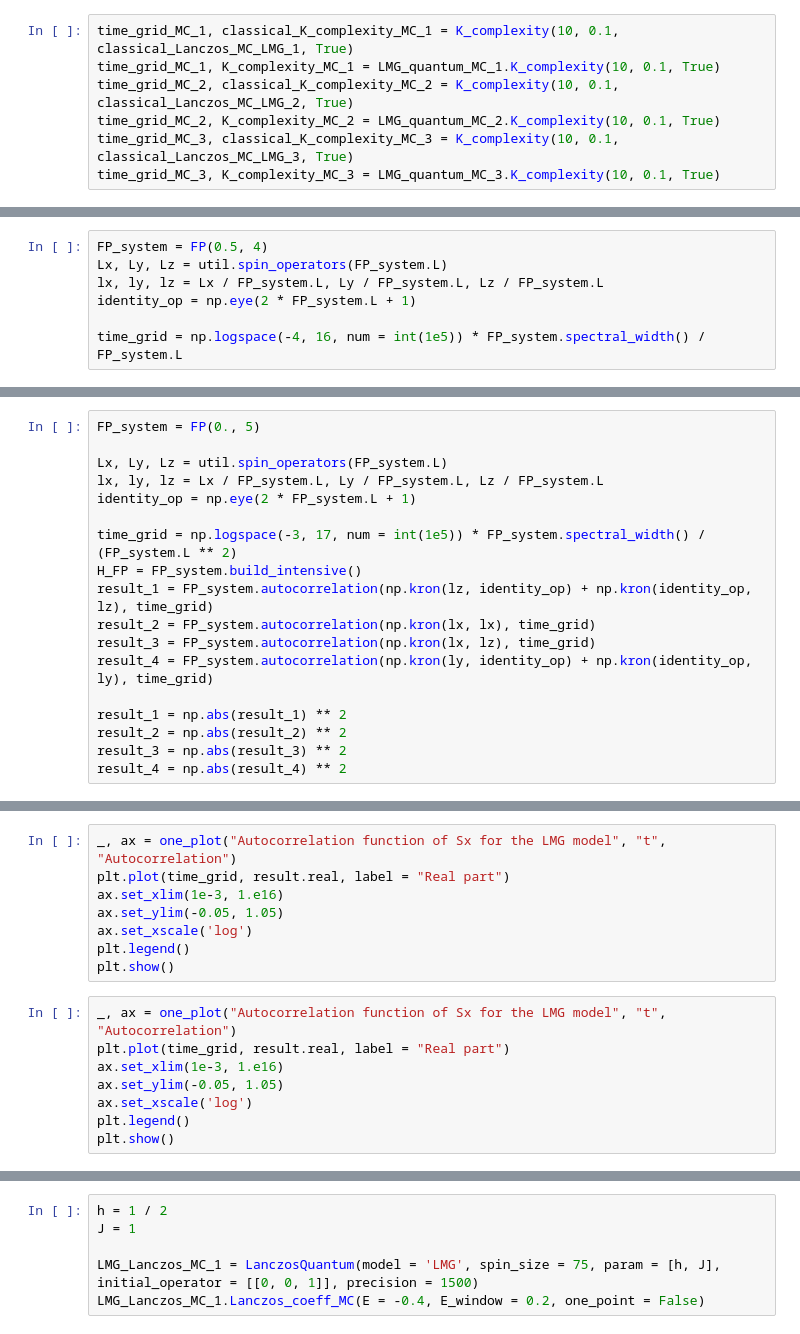
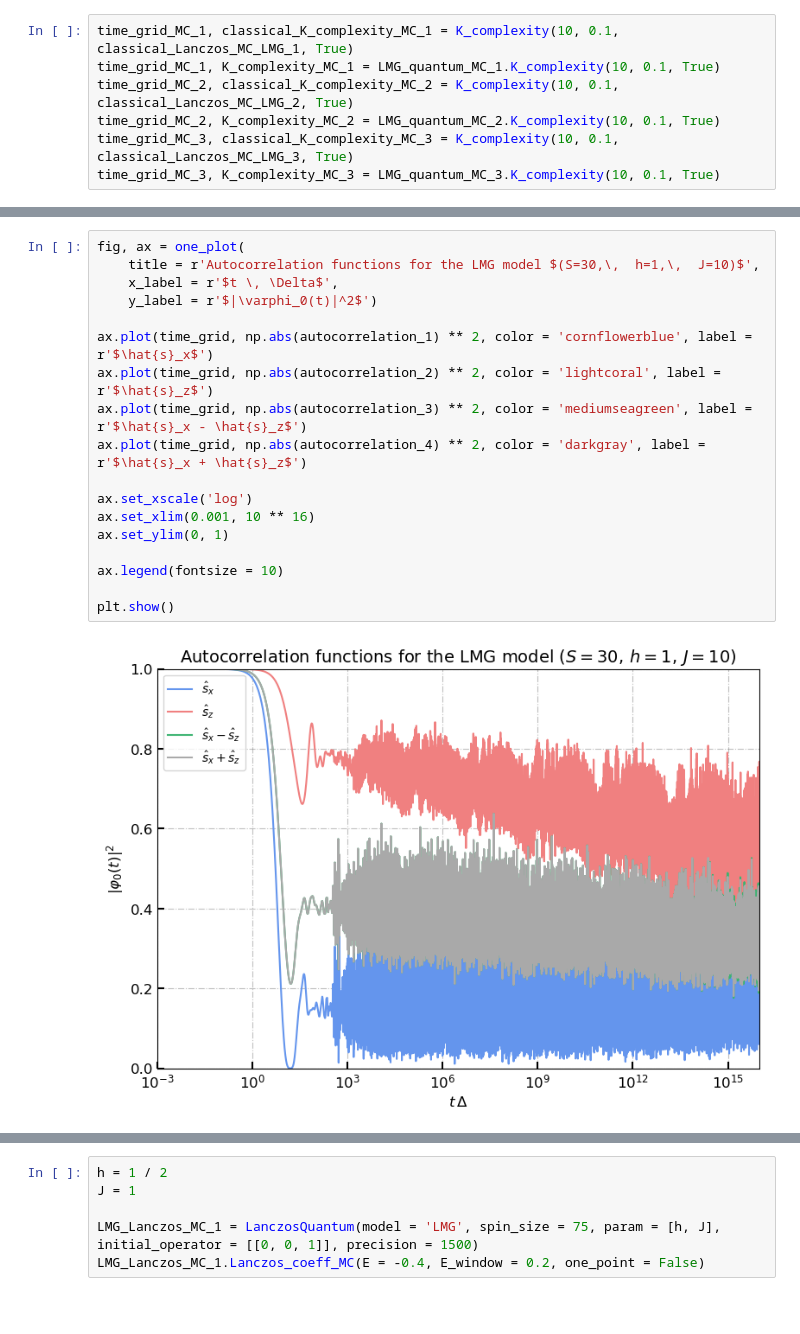
Before and after one commit to nicolasdero/KrylovQuantumClassical, a Jupyter notebook: project_notebook.ipynb, the cells around one changed output, grey strips where cells are left out. Saved outputs shown, nothing was run; the diff lists cells and outputs as text; blank space fills up the shorter version.

```diff
--- a/project_notebook.ipynb
+++ b/project_notebook.ipynb
@@ -1356,7 +1495,0 @@ print((test_1[4 * int(1e3)] + test_2[4 * int(1e3)]) / 2)
-# %%
-FP_system = FP(0.5, 4)
-Lx, Ly, Lz = util.spin_operators(FP_system.L)
-lx, ly, lz = Lx / FP_system.L, Ly / FP_system.L, Lz / FP_system.L
-identity_op = np.eye(2 * FP_system.L + 1)
-
-time_grid = np.logspace(-4, 16, num = int(1e5)) * FP_system.spectral_width() / FP_system.L
@@ -1444,18 +1495,0 @@ plt.show()
-# %%
-FP_system = FP(0., 5)
-
-Lx, Ly, Lz = util.spin_operators(FP_system.L)
-lx, ly, lz = Lx / FP_system.L, Ly / FP_system.L, Lz / FP_system.L
-identity_op = np.eye(2 * FP_system.L + 1)
-
-time_grid = np.logspace(-3, 17, num = int(1e5)) * FP_system.spectral_width() / (FP_system.L ** 2)
-H_FP = FP_system.build_intensive()
-result_1 = FP_system.autocorrelation(np.kron(lz, identity_op) + np.kron(identity_op, lz), time_grid)
-result_2 = FP_system.autocorrelation(np.kron(lx, lx), time_grid)
-result_3 = FP_system.autocorrelation(np.kron(lx, lz), time_grid)
-result_4 = FP_system.autocorrelation(np.kron(ly, identity_op) + np.kron(identity_op, ly), time_grid)
-
-result_1 = np.abs(result_1) ** 2
-result_2 = np.abs(result_2) ** 2
-result_3 = np.abs(result_3) ** 2
-result_4 = np.abs(result_4) ** 2
@@ -1541,16 +1496,20 @@ plt.show()
-# %%
-_, ax = one_plot("Autocorrelation function of Sx for the LMG model", "t", "Autocorrelation")
-plt.plot(time_grid, result.real, label = "Real part")
-ax.set_xlim(1e-3, 1.e16)
-ax.set_ylim(-0.05, 1.05)
-ax.set_xscale('log')
-plt.legend()
-plt.show()
-# %%
-_, ax = one_plot("Autocorrelation function of Sx for the LMG model", "t", "Autocorrelation")
-plt.plot(time_grid, result.real, label = "Real part")
-ax.set_xlim(1e-3, 1.e16)
-ax.set_ylim(-0.05, 1.05)
-ax.set_xscale('log')
-plt.legend()
-plt.show()
+# %%
+fig, ax = one_plot(
+    title = r'Autocorrelation functions for the LMG model $(S=30,\,  h=1,\,  J=10)$',
+    x_label = r'$t \, \Delta$',
+    y_label = r'$|\varphi_0(t)|^2$')
+
+ax.plot(time_grid, np.abs(autocorrelation_1) ** 2, color = 'cornflowerblue', label = r'$\hat{s}_x$')
+ax.plot(time_grid, np.abs(autocorrelation_2) ** 2, color = 'lightcoral', label = r'$\hat{s}_z$')
+ax.plot(time_grid, np.abs(autocorrelation_3) ** 2, color = 'mediumseagreen', label = r'$\hat{s}_x - \hat{s}_z$')
+ax.plot(time_grid, np.abs(autocorrelation_4) ** 2, color = 'darkgray', label = r'$\hat{s}_x + \hat{s}_z$')
+
+ax.set_xscale('log')
+ax.set_xlim(0.001, 10 ** 16)
+ax.set_ylim(0, 1)
+
+ax.legend(fontsize = 10)
+
+plt.show()
+# %% [output]
+[figure, added]
```
Also changed, not shown: parts of 94 cells of this notebook, 4 other files.
